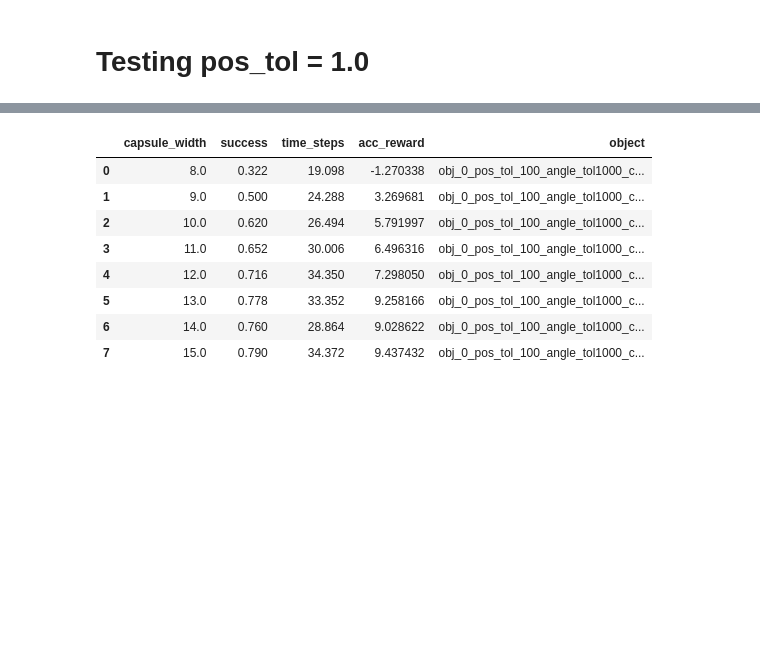
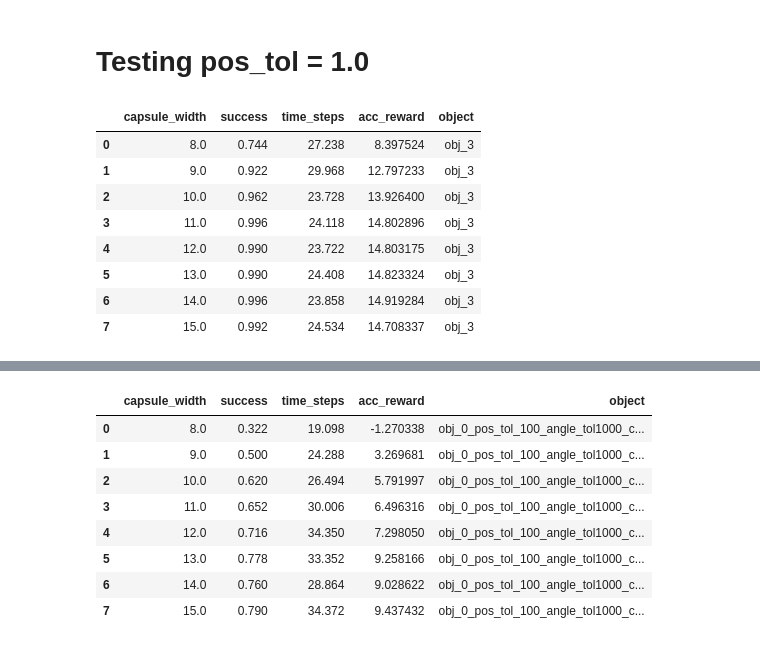
Before and after one commit to gabrielsluz/mapless_transport, a Jupyter notebook: results/ToleranceConditioned.ipynb, the cells around one changed output, grey strips where cells are left out. Cells and saved outputs as stored; diff of their text form; code cells hidden in the pictures; blank space fills up the shorter version.

```diff
--- a/results/ToleranceConditioned.ipynb
+++ b/results/ToleranceConditioned.ipynb
@@ -5,6 +5,6 @@ import matplotlib.pyplot as plt
 import numpy as np
 import copy
 # %%
-obj_l = ['obj_0_pos_tol_100_angle_tol1000_caps_8_13']#['obj_'+str(x) for x in range(1)]
+obj_l = ['obj_'+str(x) for x in [3]]
 obj_l
 # %% [output]
@@ -68,3 +68,15 @@ for o in obj_l:
     aux_df['object'] = o
     df_l.append(aux_df)
 df = pd.concat(df_l).reset_index(drop=True)
+# %%
+df
+# %% [output]
+|  | capsule_width | success | time_steps | acc_reward | object |
+| 0 | 8.0 | 0.744 | 27.238 | 8.397524 | obj_3 |
+| 1 | 9.0 | 0.922 | 29.968 | 12.797233 | obj_3 |
+| 2 | 10.0 | 0.962 | 23.728 | 13.926400 | obj_3 |
+| 3 | 11.0 | 0.996 | 24.118 | 14.802896 | obj_3 |
+| 4 | 12.0 | 0.990 | 23.722 | 14.803175 | obj_3 |
+| 5 | 13.0 | 0.990 | 24.408 | 14.823324 | obj_3 |
+| 6 | 14.0 | 0.996 | 23.858 | 14.919284 | obj_3 |
+| 7 | 15.0 | 0.992 | 24.534 | 14.708337 | obj_3 |
```
Also changed, not shown: parts of 3 cells of this notebook, 22 other files.
